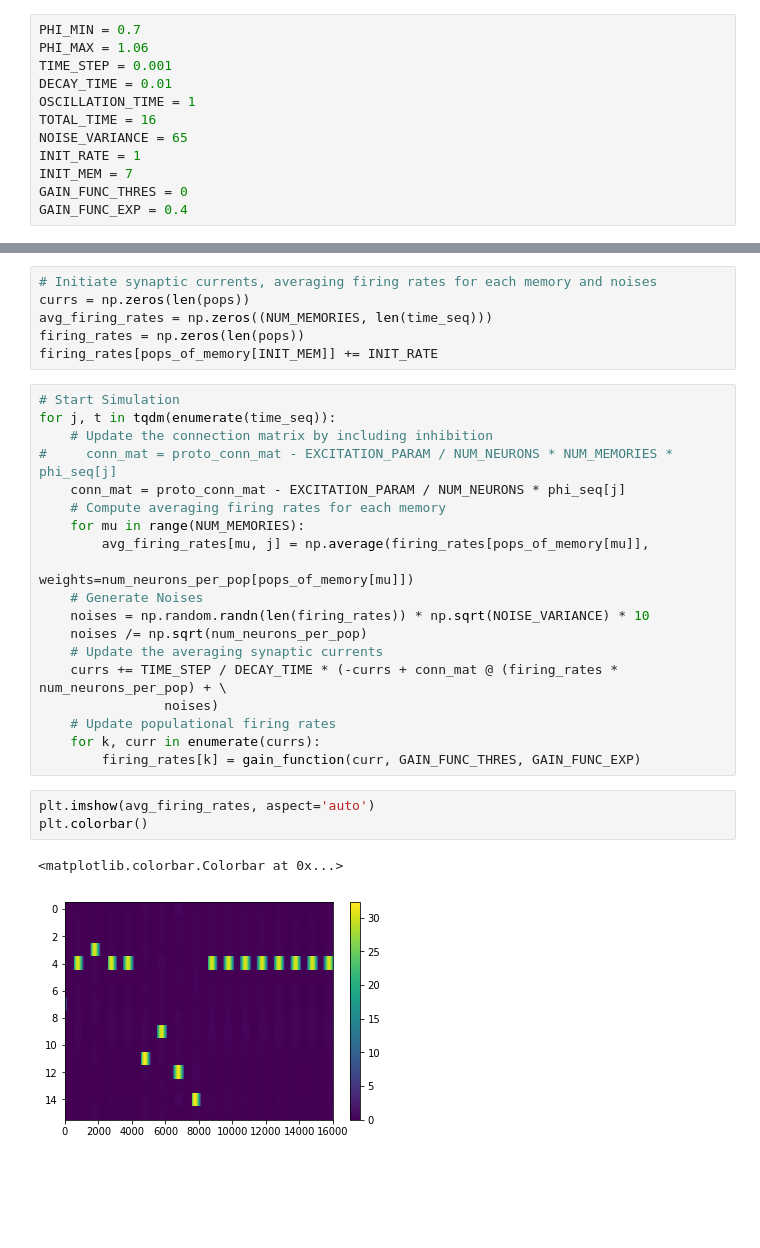
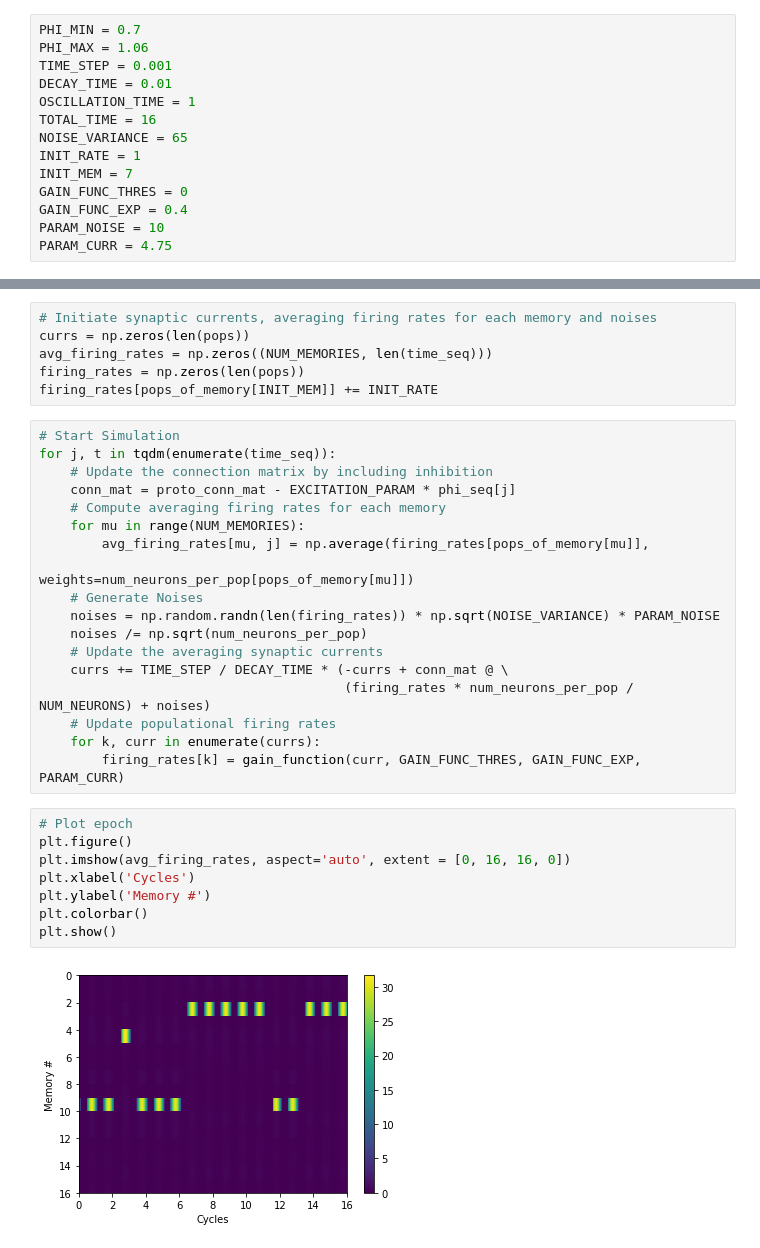
Before and after one commit to sjonany/replication_recanatesi_2015, a Jupyter notebook: main.ipynb, the cells around one changed output, grey strips where cells are left out. Drawn from its saved outputs; the diff is of its cells as text; blank space fills up the shorter version.

```diff
--- a/main.ipynb
+++ b/main.ipynb
@@ -72,6 +72,8 @@ INIT_RATE = 1
 INIT_MEM = 7
 GAIN_FUNC_THRES = 0
 GAIN_FUNC_EXP = 0.4
+PARAM_NOISE = 10
+PARAM_CURR = 4.75
 # %%
 # Generate phi
 time_seq = np.arange(0, TOTAL_TIME, TIME_STEP)
@@ -95,24 +97,27 @@ firing_rates[pops_of_memory[INIT_MEM]] += INIT_RATE
 # Start Simulation
 for j, t in tqdm(enumerate(time_seq)):
     # Update the connection matrix by including inhibition
-#     conn_mat = proto_conn_mat - EXCITATION_PARAM / NUM_NEURONS * NUM_MEMORIES * phi_seq[j]
-    conn_mat = proto_conn_mat - EXCITATION_PARAM / NUM_NEURONS * phi_seq[j]
+    conn_mat = proto_conn_mat - EXCITATION_PARAM * phi_seq[j]
     # Compute averaging firing rates for each memory
     for mu in range(NUM_MEMORIES):
         avg_firing_rates[mu, j] = np.average(firing_rates[pops_of_memory[mu]],
                                              weights=num_neurons_per_pop[pops_of_memory[mu]])
     # Generate Noises
-    noises = np.random.randn(len(firing_rates)) * np.sqrt(NOISE_VARIANCE) * 10
+    noises = np.random.randn(len(firing_rates)) * np.sqrt(NOISE_VARIANCE) * PARAM_NOISE
     noises /= np.sqrt(num_neurons_per_pop)
     # Update the averaging synaptic currents
-    currs += TIME_STEP / DECAY_TIME * (-currs + conn_mat @ (firing_rates * num_neurons_per_pop) + \
-                noises)
+    currs += TIME_STEP / DECAY_TIME * (-currs + conn_mat @ \
+                                       (firing_rates * num_neurons_per_pop / NUM_NEURONS) + noises)
     # Update populational firing rates
     for k, curr in enumerate(currs):
-        firing_rates[k] = gain_function(curr, GAIN_FUNC_THRES, GAIN_FUNC_EXP)
+        firing_rates[k] = gain_function(curr, GAIN_FUNC_THRES, GAIN_FUNC_EXP, PARAM_CURR)
-# %%
-plt.imshow(avg_firing_rates, aspect='auto')
-plt.colorbar()
-# %% [output]
-<matplotlib.colorbar.Colorbar at 0x...>
-[figure, removed]
+# %%
+# Plot epoch
+plt.figure()
+plt.imshow(avg_firing_rates, aspect='auto', extent = [0, 16, 16, 0])
+plt.xlabel('Cycles')
+plt.ylabel('Memory #')
+plt.colorbar()
+plt.show()
+# %% [output]
+[figure, added]
```
Also changed, not shown: parts of 4 cells of this notebook, 1 other file.
